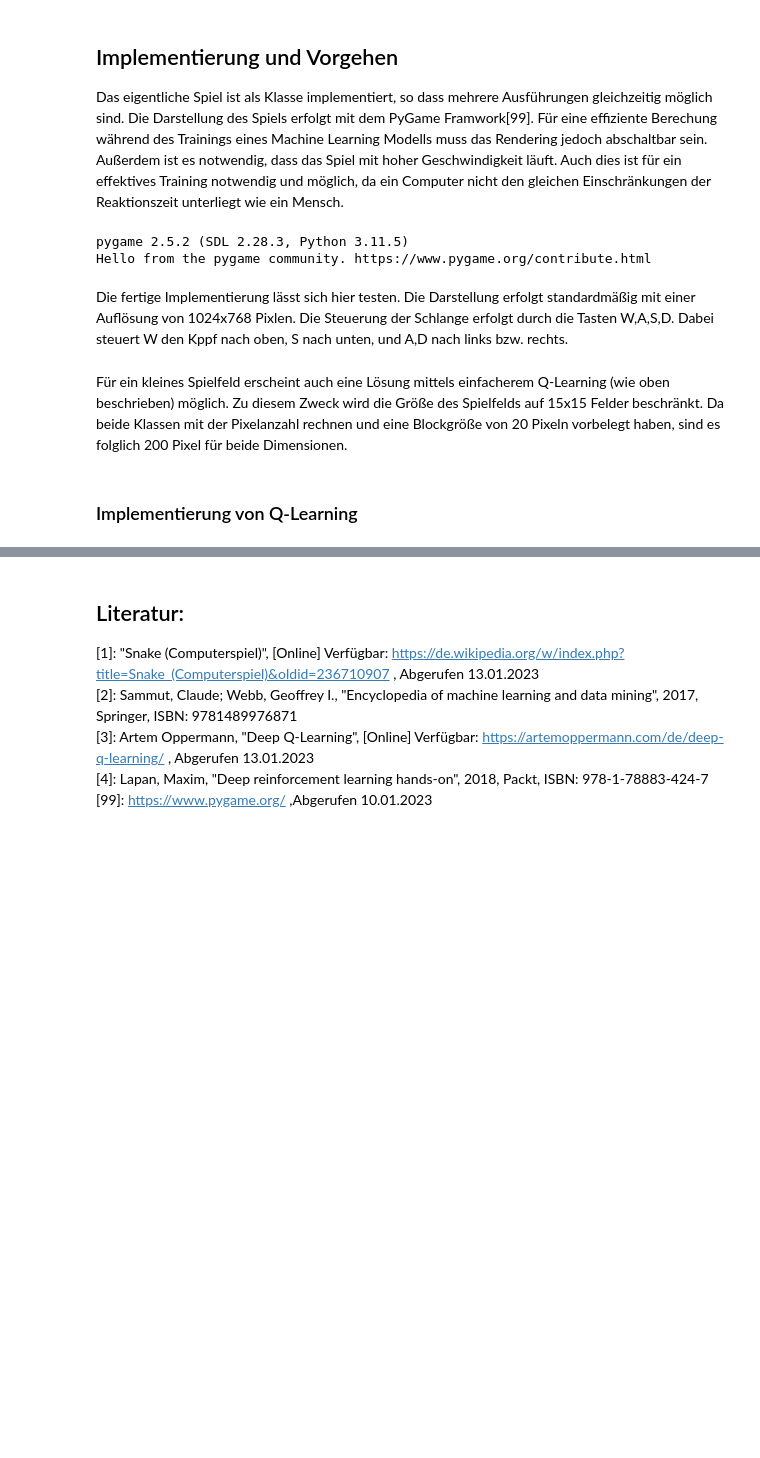
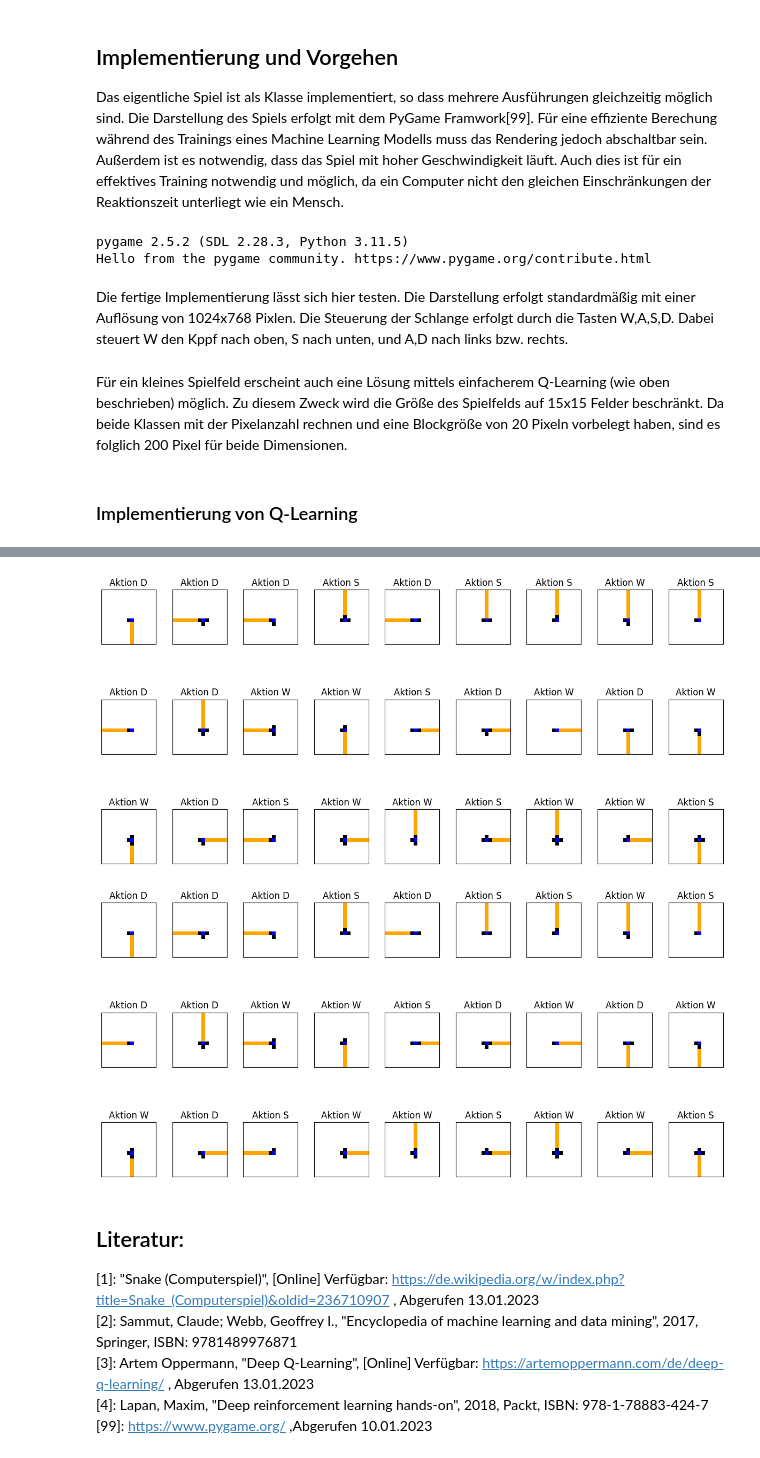
Before and after one commit to florianw830/DeepLearningWS2324, a Jupyter notebook: Snake.ipynb, the cells around one changed output, grey strips where cells are left out. Drawn from its saved outputs; the diff is of its cells as text; code cells hidden in the pictures; blank space fills up the shorter version.

```diff
--- a/Snake.ipynb
+++ b/Snake.ipynb
@@ -146,7 +156,7 @@ class SnakeView():
         self.fruit=fruit
 # %%
 class SnakeGame():
-    def __init__(self,screen_width=1024,screen_height=768,speed_factor=2,debug=False):
+    def __init__(self,screen_width=1024,screen_height=768,speed_factor=2,debug=False,point_config = (1,1,-1,-1)):
         self.debug=debug
         self.screen_width = screen_width
         self.screen_height = screen_height
@@ -163,6 +173,7 @@ class SnakeGame():
         self.observer = []
         self.game_over_timer =50
         self.no_action_flag =False
+        self.point_config = point_config
     def fruit_position(self):
         fp=-99
         while(fp in self.snake or fp ==-99 or fp == self.fruit_position):
@@ -244,16 +255,14 @@ class SnakeGame():
         #print("new",self.snake[0],self.fruit,new_dst)
 
         if old_points < self.points:
-            pt=1
+            pt=self.point_config[0]
         elif new_dst[0]<old_dst[0] or new_dst[1]<old_dst[1]:
-            pt=1
+            pt=self.point_config[1]
         else:
-            pt=-1
-
-
+            pt=self.point_config[2]
 
         if game_over:
-            pt=-1
+            pt=self.point_config[3]
 
         #print(pt)
         self.notify(game_over)
@@ -561,3 +596,66 @@ pygame.quit()
+# %%
+k = [ x for x in newsq.q_table if x.split(".")[4] == "1" and (x.split(".")[8] == "1" or x.split(".")[9] == "1")]
+def plot_list(p_list):
+    colors = ['white',  'blue','black', 'orange','red']
+    plot_keys = ["W","A","S","D"]
+    cmap = ListedColormap(colors)
+    num_cols = 9
+    num_rows = len(p_list)//9
+    num_subplots = len(p_list)
+    fig, axs = plt.subplots(num_rows, num_cols, figsize=(15, 8))
+
+    for i in range(num_rows):
+        for j in range(num_cols):
+            idx = i * num_cols + j
+            tmp = p_list[idx].split(".")
+
+            tmp_snake = [(7,7)]
+            if tmp[4] == "1": tmp_snake.append((7,6))
+            if tmp[5] == "1": tmp_snake.append((7,8))
+            if tmp[6] == "1": tmp_snake.append((6,7))
+            if tmp[7] == "1": tmp_snake.append((8,7))
+            plot = np.zeros((board_size, board_size))
+            if tmp[0] == "1":
+                x_from = 0
+                x_to = 8
+            else:
+                x_from = 8
+                x_to = board_size
+            if tmp[8] == "1":
+                x_from = 8
+                x_to = 9
+
+            if tmp[2] == "1":
+                y_from = 0
+                y_to = 8
+            else:
+                y_from = 8
+                y_to = board_size
+            if tmp[9] == "1":
+                y_from = 8
+                y_to = 9
+            for x in range(x_from,x_to):
+                for y in range(y_from,y_to):
+                    plot[y:y+1,x:x+1] = 3
+            plot[tmp_snake[0][0]+1,tmp_snake[0][1]+1] =1
+            for t in tmp_snake[1:]:
+                plot[t[0]+1,t[1]+1] =2
+            axs[i, j].imshow(plot, cmap=cmap, vmin=0, vmax=4)
+            axs[i, j].set_xticks([])
+            axs[i, j].set_yticks([])
+
+            axs[i, j].set_title( "Aktion " + plot_keys[max(newsq.q_table[k[idx]], key=newsq.q_table[k[idx]].get)])
+        #print(j)
+        #print(newsq.q_table[j])
+    plt.subplots_adjust(wspace=0.3, hspace=0)
+    plt.show()
+plot_list(k)
+
+k2 = [ x for x in newsq2.q_table if x.split(".")[4] == "1" and (x.split(".")[8] == "1" or x.split(".")[9] == "1")]
+plot_list(k2)
+# %% [output]
+[figure, added]
+[figure, added]
 # %% [markdown]
 ## Literatur:
 [1]: "Snake (Computerspiel)", [Online] Verfügbar: https://de.wikipedia.org/w/index.php?title=Snake_(Computerspiel)&oldid=236710907 , Abgerufen 13.01.2023
```
Also changed, not shown: parts of 20 cells of this notebook.
